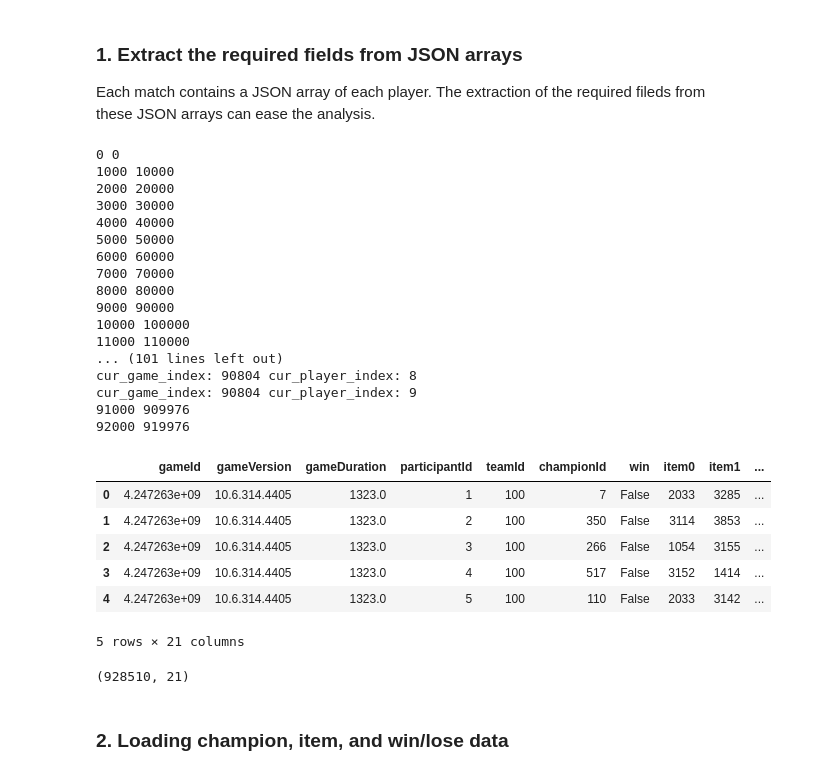
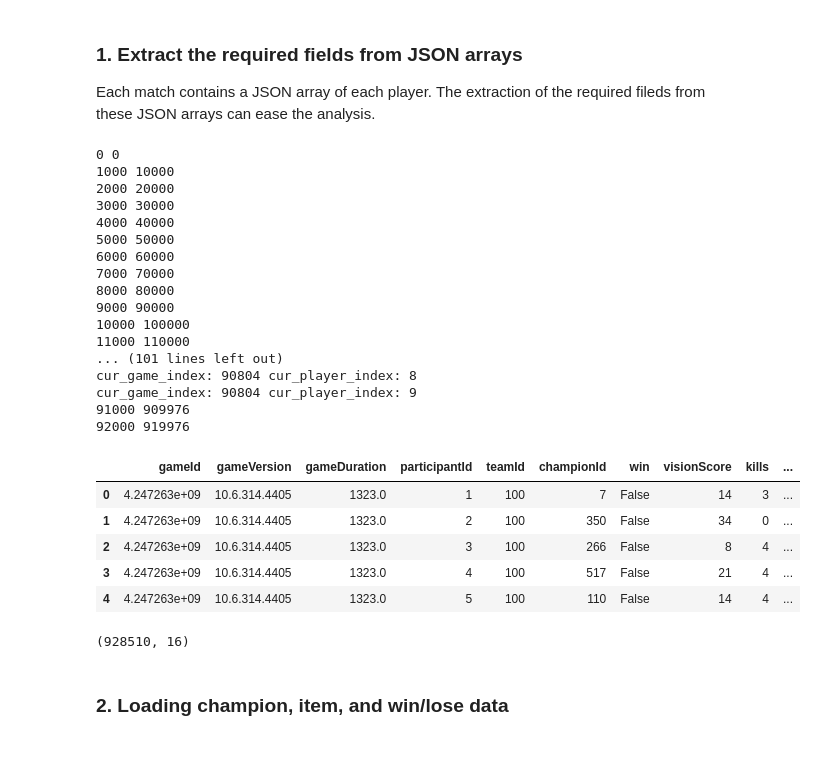
Before and after one commit to BearAlenko/League-of-Legends-Analysis, a Jupyter notebook: Hero Analysis.ipynb, the cells around one changed output. Saved outputs shown, nothing was run; the diff lists cells and outputs as text; code cells hidden in the pictures.

```diff
--- a/Hero Analysis.ipynb
+++ b/Hero Analysis.ipynb
@@ -70,9 +72,9 @@ match_df.reset_index()
 classic_df = match_df[match_df["gameMode"] == "CLASSIC"].reset_index()
 game_column_list = ["gameId", "gameVersion", "gameDuration"]
 participant_column_list = ["participantId", "teamId", "championId"]
-participant_stat_list = ["win", "item0", "item1"
-                              , "item2", "item3", "item4", "item5", "item6", "kills", "deaths", "assists", "totalDamageDealtToChampions",
+participant_stat_list = ["win", "visionScore", "kills", "deaths", "assists", "totalDamageDealtToChampions",
                                "totalHeal", "totalDamageTaken", "timeCCingOthers"]
+participant_timeline_list = ["lane"]
 # %%
 classic_df.shape
 # %% [output]
@@ -100,47 +102,49 @@ for index in range(0, len(classic_df)):
             current_player_stat = current_player["stats"]
             for column in participant_stat_list:
                 player_value.append(current_player_stat[column])
+            current_player_timeline = current_player["timeline"]
+            for column in participant_timeline_list:
+                player_value.append(current_player_timeline[column])
 
             player_game_list.append(team_value+player_value)
         except:
             print("cur_game_index: "+str(index)+" cur_player_index: " + str(player_index))
             untidy_game_id.append(classic_df.loc[index]["gameId"])
 
 untidy_rows = list(set(untidy_game_id))
 player_game_df = pd.DataFrame(player_game_list,
-                              columns = game_column_list+participant_column_list+participant_stat_list)
+                              columns = game_column_list+participant_column_list+participant_stat_list+participant_timeline_list)
 player_game_df = player_game_df[~player_game_df["gameId"].isin(untidy_rows)]
 player_game_df.head()
 # %% [output]
 0 0
 1000 10000
 2000 20000
 3000 30000
 4000 40000
 5000 50000
 6000 60000
 7000 70000
 8000 80000
 9000 90000
 10000 100000
 11000 110000
 ... (101 lines left out)
 cur_game_index: 90804 cur_player_index: 8
 cur_game_index: 90804 cur_player_index: 9
 91000 909976
 92000 919976
-|  | gameId | gameVersion | gameDuration | participantId | teamId | championId | win | item0 | item1 | ... |
-| 0 | 4.247263e+09 | 10.6.314.4405 | 1323.0 | 1 | 100 | 7 | False | 2033 | 3285 | ... |
-| 1 | 4.247263e+09 | 10.6.314.4405 | 1323.0 | 2 | 100 | 350 | False | 3114 | 3853 | ... |
-| 2 | 4.247263e+09 | 10.6.314.4405 | 1323.0 | 3 | 100 | 266 | False | 1054 | 3155 | ... |
-| 3 | 4.247263e+09 | 10.6.314.4405 | 1323.0 | 4 | 100 | 517 | False | 3152 | 1414 | ... |
-| 4 | 4.247263e+09 | 10.6.314.4405 | 1323.0 | 5 | 100 | 110 | False | 2033 | 3142 | ... |
+|  | gameId | gameVersion | gameDuration | participantId | teamId | championId | win | visionScore | kills | ... |
+| 0 | 4.247263e+09 | 10.6.314.4405 | 1323.0 | 1 | 100 | 7 | False | 14 | 3 | ... |
+| 1 | 4.247263e+09 | 10.6.314.4405 | 1323.0 | 2 | 100 | 350 | False | 34 | 0 | ... |
+| 2 | 4.247263e+09 | 10.6.314.4405 | 1323.0 | 3 | 100 | 266 | False | 8 | 4 | ... |
+| 3 | 4.247263e+09 | 10.6.314.4405 | 1323.0 | 4 | 100 | 517 | False | 21 | 4 | ... |
+| 4 | 4.247263e+09 | 10.6.314.4405 | 1323.0 | 5 | 100 | 110 | False | 14 | 4 | ... |
-5 rows × 21 columns
 # %%
 # After cleaned
 player_game_df.shape
 # %% [output]
-(928510, 21)
+(928510, 16)
 # %%
 player_game_df.reset_index(drop=True, inplace=True)
 # %%
```
Also changed, not shown: parts of 19 cells of this notebook, 2 other files.
